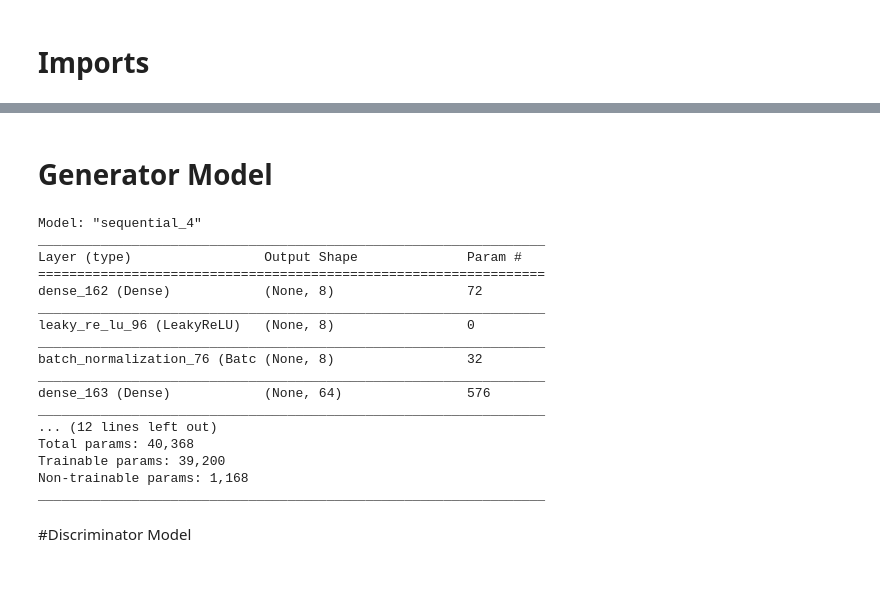
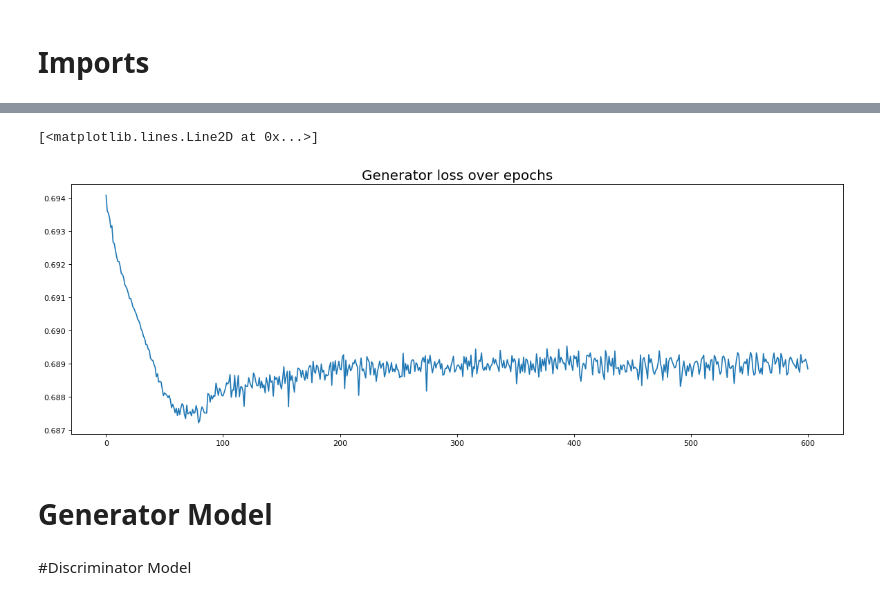
Before and after one commit to almogelias/DLHomework4, a Jupyter notebook: DLHomework4.ipynb, the cells around one changed output, grey strips where cells are left out. Saved outputs shown, nothing was run; the diff lists cells and outputs as text; code cells hidden in the pictures.

```diff
--- a/DLHomework4.ipynb
+++ b/DLHomework4.ipynb
@@ -51,8 +235,16 @@ diabetes_dim = x_train.shape[1]
+# %%
+figure(figsize=(18, 6), dpi=80)
+plt.title('Generator loss over epochs',fontsize=18)
+
+plt.plot(history['g_loss'],label='Generator loss')
+# %% [output]
+[<matplotlib.lines.Line2D at 0x...>]
+[figure, added]
 # %% [markdown]
 # Generator Model
 # %%
 #Given input of noise (latent) vector, the Generator produces an sample.
-def build_generator():
+def generator2():
 
     noise_shape = (8,) #1D array of size 100 (latent vector / noise)
 
@@ -60,51 +252,33 @@ def build_generator():
 #Here we are only using Dense layers. But network can be complicated based
 #on the application. For example, you can use VGG for super res. GAN.
 
-    model = Sequential()
+    model2 = Sequential()
 
-    model.add(Dense(diabetes_dim, input_shape=noise_shape))
-    model.add(LeakyReLU(alpha=0.2))
-    model.add(BatchNormalization(momentum=0.8))
-    model.add(Dense(diabetes_dim*diabetes_dim))
-    model.add(LeakyReLU(alpha=0.2))
-    model.add(BatchNormalization(momentum=0.8))
-    model.add(Dense(diabetes_dim*diabetes_dim*diabetes_dim))
-    model.add(LeakyReLU(alpha=0.2))
-    model.add(BatchNormalization(momentum=0.8))
+    model2.add(Dense(diabetes_dim, input_shape=noise_shape))
+    model2.add(LeakyReLU(alpha=0.2))
 
-    model.add(Dense(np.prod(diabetes_dim), activation='tanh'))
+    model2.add(Dense(diabetes_dim*0.6))
+    model2.add(Dropout(0.1))
+    model2.add(BatchNormalization(momentum=0.8))
+    model2.add(Dense(diabetes_dim*0.8))
+    model2.add(LeakyReLU(alpha=0.2))
+
+
+    model2.add(Dense(np.prod(diabetes_dim), activation='tanh'))
     #model.add(Reshape(diabetes_dim))
 
-    model.summary()
+    #model2.summary()
 
     noise = Input(shape=noise_shape)
-    img = model(noise)    #Generated sample
+    sample = model2(noise)    #Generated sample
 
-    return Model(noise, img)
+    return Model(noise, sample)
 
 #Alpha — α is a hyperparameter which controls the underlying value to which the
 #function saturates negatives network inputs.
 #Momentum — Speed up the training
 
-generator = build_generator()
+generator = generator2()
-# %% [output]
-Model: "sequential_4"
-_________________________________________________________________
-Layer (type)                 Output Shape              Param #
-=================================================================
-dense_162 (Dense)            (None, 8)                 72
-_________________________________________________________________
-leaky_re_lu_96 (LeakyReLU)   (None, 8)                 0
-_________________________________________________________________
-batch_normalization_76 (Batc (None, 8)                 32
-_________________________________________________________________
-dense_163 (Dense)            (None, 64)                576
-_________________________________________________________________
-... (12 lines left out)
-Total params: 40,368
-Trainable params: 39,200
-Non-trainable params: 1,168
-_________________________________________________________________
 # %% [markdown]
 #Discriminator Model
 # %%
```
Also changed, not shown: parts of 33 cells of this notebook.
